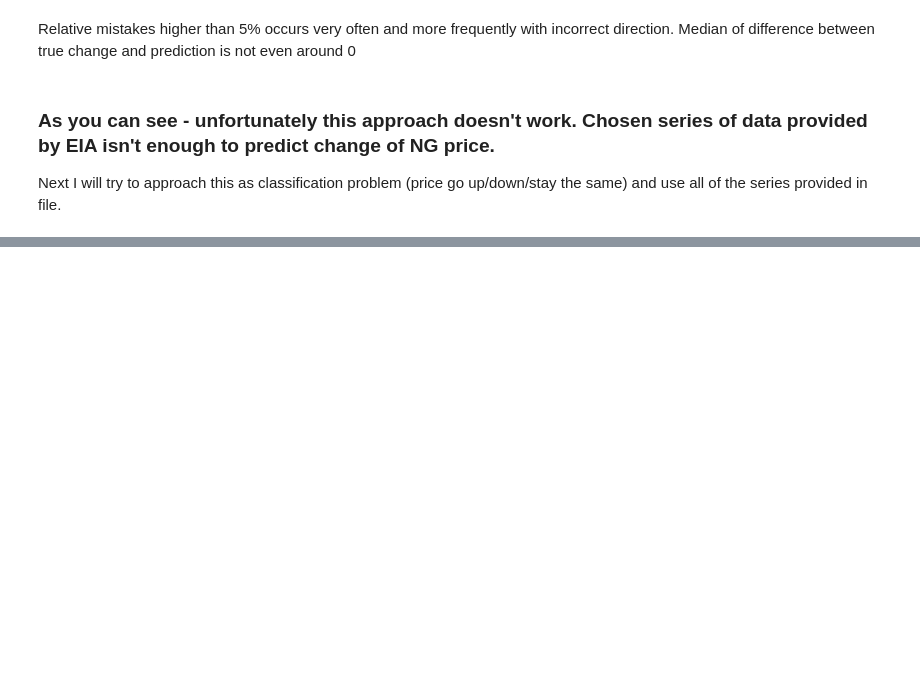
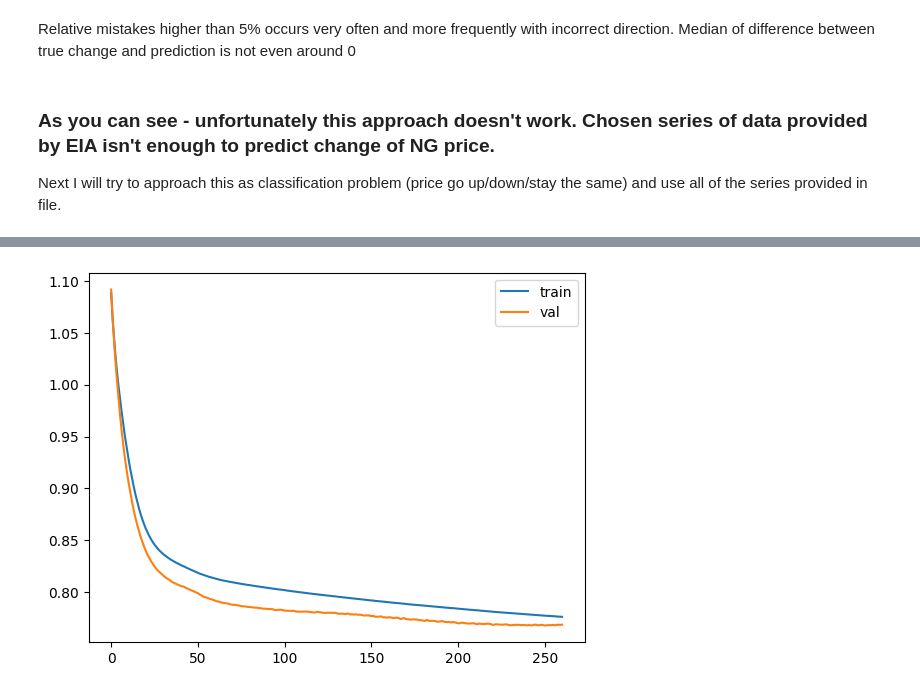
Before and after one commit to GustawOhler/NaturalGasPredictor, a Jupyter notebook: DataExplorationAndNN.ipynb, the cells around one changed output, grey strips where cells are left out. Drawn from its saved outputs; the diff is of its cells as text; code cells hidden in the pictures; blank space fills up the shorter version.

Commit message:
Using classification approach and all of the data available

```diff
--- a/DataExplorationAndNN.ipynb
+++ b/DataExplorationAndNN.ipynb
@@ -440,0 +474,16 @@ Next I will try to approach this as classification problem (price go up/down/sta
+# %%
+y_classes = np.concatenate((y_batches < 0, y_batches==0, y_batches>0),axis=-1).astype(np.int8)
+
+# Splitting data into train, val and test sets in 80-10-10 ratio
+x_class_train, x_class_val, y_class_train, y_class_val = train_test_split(
+    x_batches, y_classes, test_size=0.2)
+x_class_val, x_class_test, y_class_val, y_class_test = train_test_split(x_class_val, y_class_val, test_size=0.5)
+# %%
+inputs = tf.keras.Input(shape=(x_class_train.shape[1], x_class_train.shape[2]))
+x = tf.keras.layers.LSTM(4, return_sequences=True, stateful=False)(inputs)
+outputs = tf.keras.layers.Dense(3, activation='softmax')(x)
+model = tf.keras.Model(inputs=inputs, outputs=outputs)
+model.compile(optimizer=tf.keras.optimizers.Adam(
+    learning_rate=1e-3), loss=tf.keras.losses.CategoricalCrossentropy(), metrics=[tf.keras.metrics.CategoricalAccuracy()])
+history = model.fit(x_class_train, y_class_train, batch_size=8, epochs=500, validation_data=(x_class_val, y_class_val), callbacks=[tf.keras.callbacks.EarlyStopping(patience=10), tf.keras.callbacks.ModelCheckpoint(filepath='best_class_model.h5', monitor='categorical_accuracy', save_best_only=True, save_weights_only=True, mode='max')])
+model.load_weights('best_class_model.h5')
@@ -440,0 +508,7 @@ Next I will try to approach this as classification problem (price go up/down/sta
+# %%
+plt.plot(history.history['loss'])
+plt.plot(history.history['val_loss'])
+plt.legend(['train', 'val'])
+plt.show()
+# %% [output]
+[figure, added]
```
Also changed, not shown: parts of 21 cells of this notebook, 1 other file.
